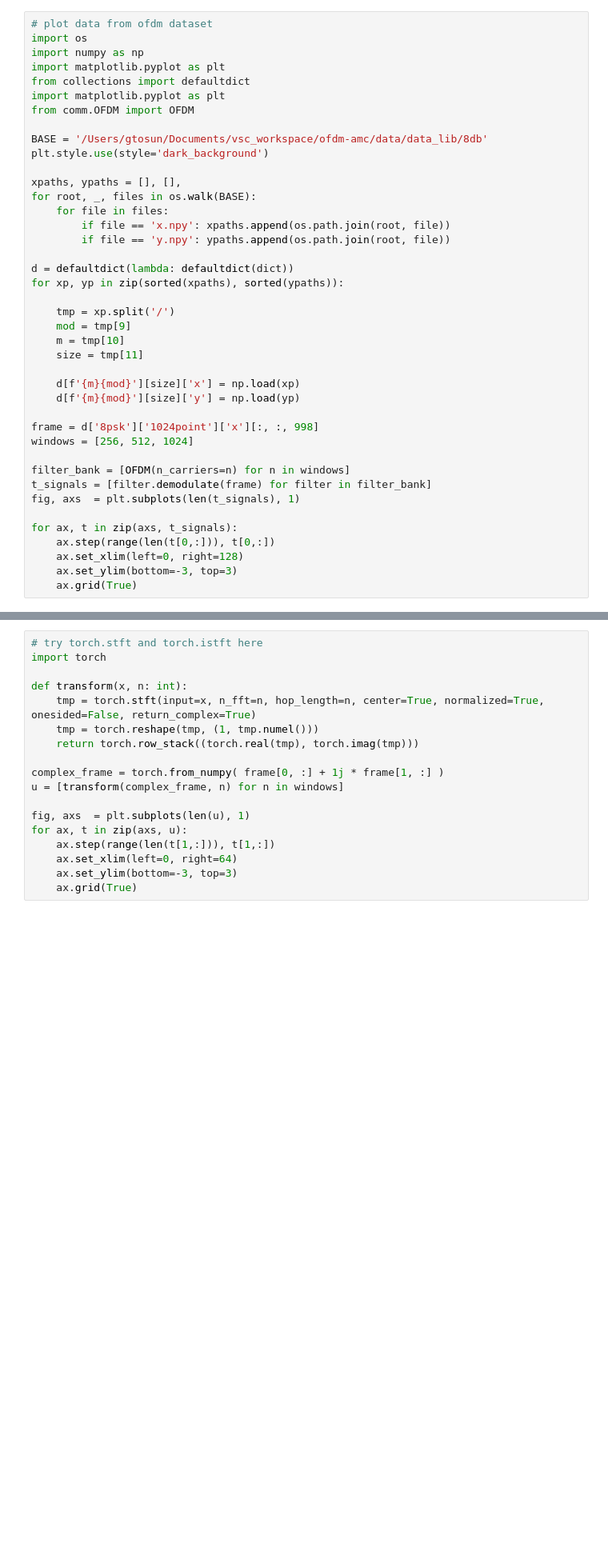
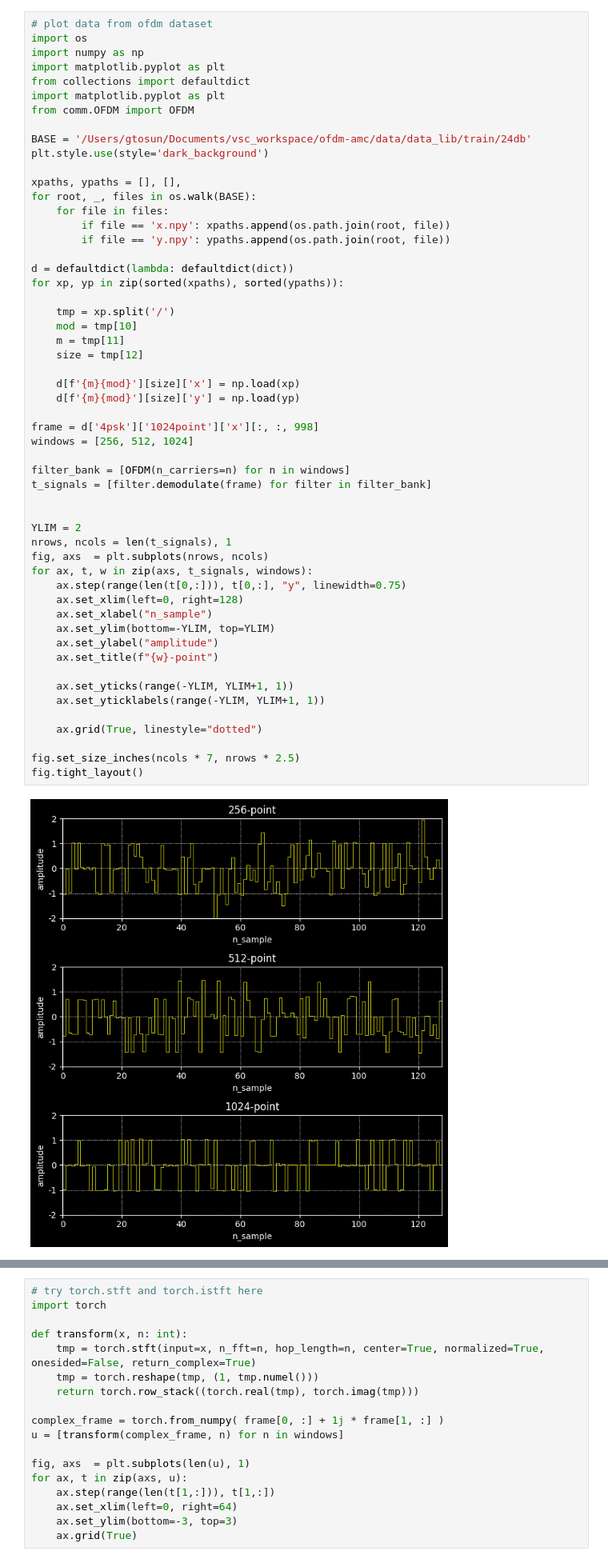
Before and after one commit to gokhanntosun/ofdm-amc, a Jupyter notebook: notebook.ipynb, the cells around one changed output, grey strips where cells are left out. Shown at 80% size. Saved outputs shown, nothing was run; the diff lists cells and outputs as text; blank space fills up the shorter version.

Commit message:
new paths, adapt to new data folder structure

```diff
--- a/notebook.ipynb
+++ b/notebook.ipynb
@@ -2,43 +2,58 @@
 # plot data from ofdm dataset
 import os
 import numpy as np
 import matplotlib.pyplot as plt
 from collections import defaultdict
 import matplotlib.pyplot as plt
 from comm.OFDM import OFDM
 
-BASE = '/Users/gtosun/Documents/vsc_workspace/ofdm-amc/data/data_lib/8db'
+BASE = '/Users/gtosun/Documents/vsc_workspace/ofdm-amc/data/data_lib/train/24db'
 plt.style.use(style='dark_background')
 
 xpaths, ypaths = [], [],
 for root, _, files in os.walk(BASE):
     for file in files:
         if file == 'x.npy': xpaths.append(os.path.join(root, file))
         if file == 'y.npy': ypaths.append(os.path.join(root, file))
 
 d = defaultdict(lambda: defaultdict(dict))
 for xp, yp in zip(sorted(xpaths), sorted(ypaths)):
 
     tmp = xp.split('/')
-    mod = tmp[9]
-    m = tmp[10]
-    size = tmp[11]
+    mod = tmp[10]
+    m = tmp[11]
+    size = tmp[12]
 
     d[f'{m}{mod}'][size]['x'] = np.load(xp)
     d[f'{m}{mod}'][size]['y'] = np.load(yp)
 
-frame = d['8psk']['1024point']['x'][:, :, 998]
+frame = d['4psk']['1024point']['x'][:, :, 998]
 windows = [256, 512, 1024]
 
 filter_bank = [OFDM(n_carriers=n) for n in windows]
 t_signals = [filter.demodulate(frame) for filter in filter_bank]
-fig, axs  = plt.subplots(len(t_signals), 1)
 
-for ax, t in zip(axs, t_signals):
-    ax.step(range(len(t[0,:])), t[0,:])
+
+YLIM = 2
+nrows, ncols = len(t_signals), 1
+fig, axs  = plt.subplots(nrows, ncols)
+for ax, t, w in zip(axs, t_signals, windows):
+    ax.step(range(len(t[0,:])), t[0,:], "y", linewidth=0.75)
     ax.set_xlim(left=0, right=128)
-    ax.set_ylim(bottom=-3, top=3)
-    ax.grid(True)
+    ax.set_xlabel("n_sample")
+    ax.set_ylim(bottom=-YLIM, top=YLIM)
+    ax.set_ylabel("amplitude")
+    ax.set_title(f"{w}-point")
+
+    ax.set_yticks(range(-YLIM, YLIM+1, 1))
+    ax.set_yticklabels(range(-YLIM, YLIM+1, 1))
+
+    ax.grid(True, linestyle="dotted")
+
+fig.set_size_inches(ncols * 7, nrows * 2.5)
+fig.tight_layout()
+# %% [output]
+[figure, added]
 # %%
 # plot constellations from dataset
 import os
```
Also changed, not shown: parts of 4 cells of this notebook.
